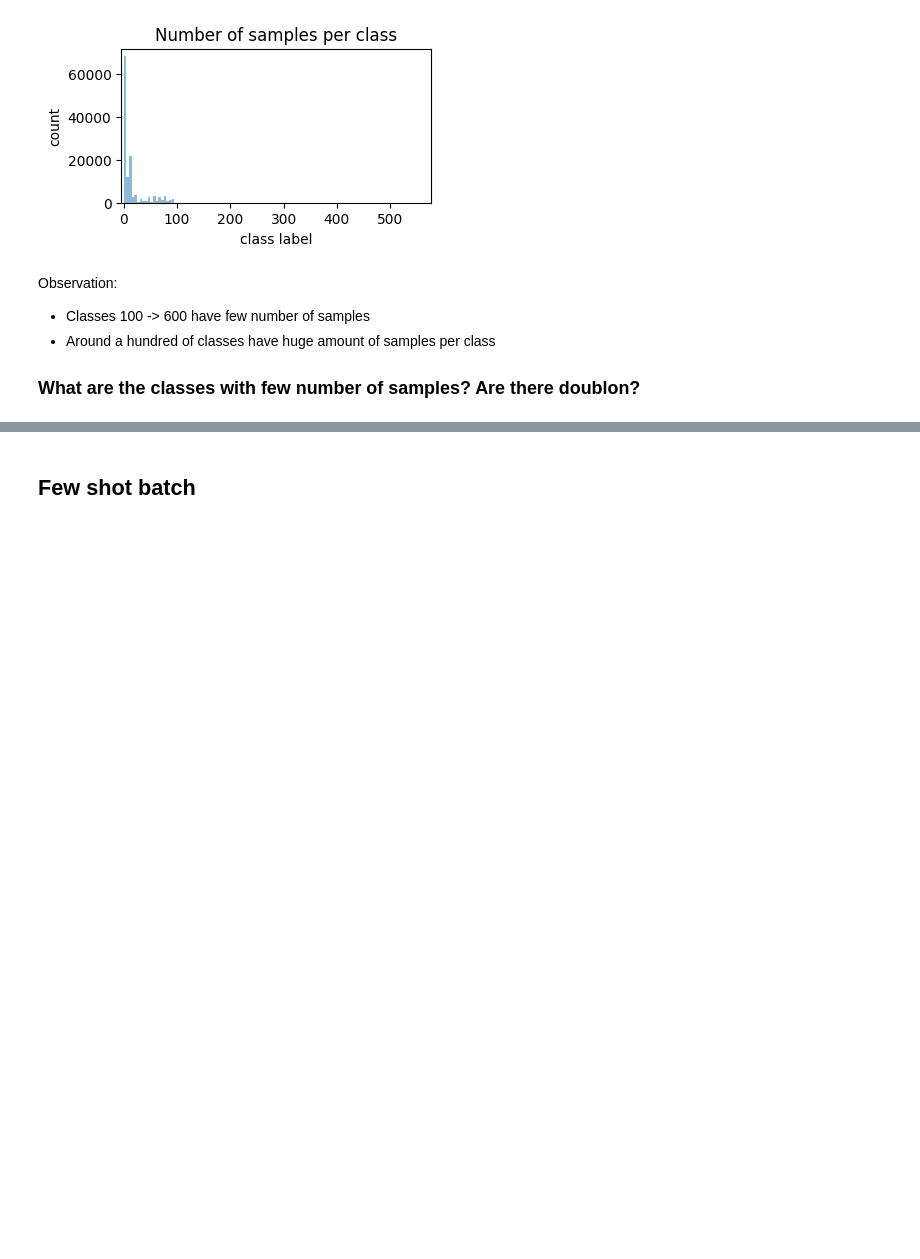
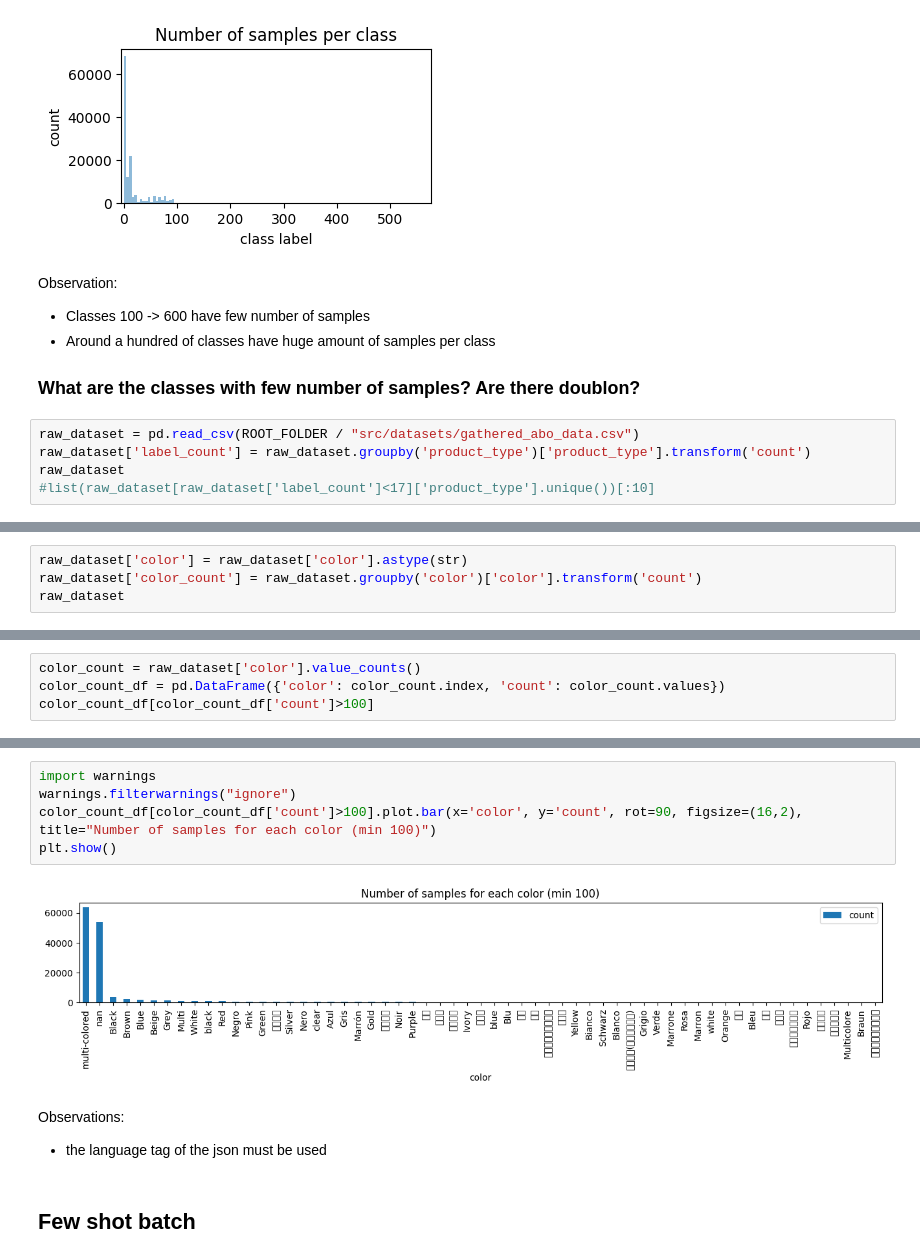
Before and after one commit to sicara/few-shot-style-transfer, a Jupyter notebook: explore_dataset_class.ipynb, the cells around one changed output, grey strips where cells are left out. Saved outputs shown, nothing was run; the diff lists cells and outputs as text; blank space fills up the shorter version.

Commit message:
gives color general stats

```diff
--- a/explore_dataset_class.ipynb
+++ b/explore_dataset_class.ipynb
@@ -54,3 +62,8 @@ Observation:
 - Classes 100 -> 600 have few number of samples
 - Around a hundred of classes have huge amount of samples per class
 ### What are the classes with few number of samples? Are there doublon?
+# %%
+raw_dataset = pd.read_csv(ROOT_FOLDER / "src/datasets/gathered_abo_data.csv")
+raw_dataset['label_count'] = raw_dataset.groupby('product_type')['product_type'].transform('count')
+raw_dataset
+#list(raw_dataset[raw_dataset['label_count']<17]['product_type'].unique())[:10]
@@ -56,0 +93,4 @@ Observation:
+# %%
+raw_dataset['color'] = raw_dataset['color'].astype(str)
+raw_dataset['color_count'] = raw_dataset.groupby('color')['color'].transform('count')
+raw_dataset
@@ -56,0 +111,4 @@ Observation:
+# %%
+color_count = raw_dataset['color'].value_counts()
+color_count_df = pd.DataFrame({'color': color_count.index, 'count': color_count.values})
+color_count_df[color_count_df['count']>100]
@@ -57,3 +133,13 @@ Observation:
+# %%
+import warnings
+warnings.filterwarnings("ignore")
+color_count_df[color_count_df['count']>100].plot.bar(x='color', y='count', rot=90, figsize=(16,2), title="Number of samples for each color (min 100)")
+plt.show()
+# %% [output]
+[figure, added]
+# %% [markdown]
+Observations:
+- the language tag of the json must be used
 # %% [markdown]
 ## Few shot batch
 # %%
```
Also changed, not shown: parts of 9 cells of this notebook.
